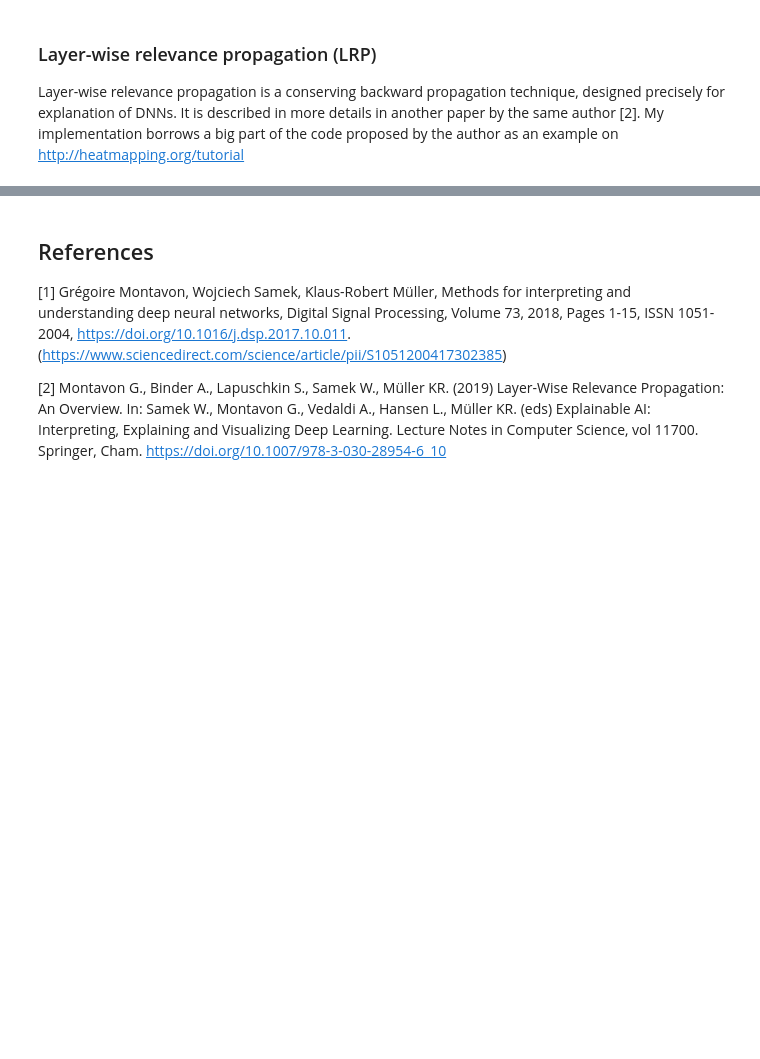
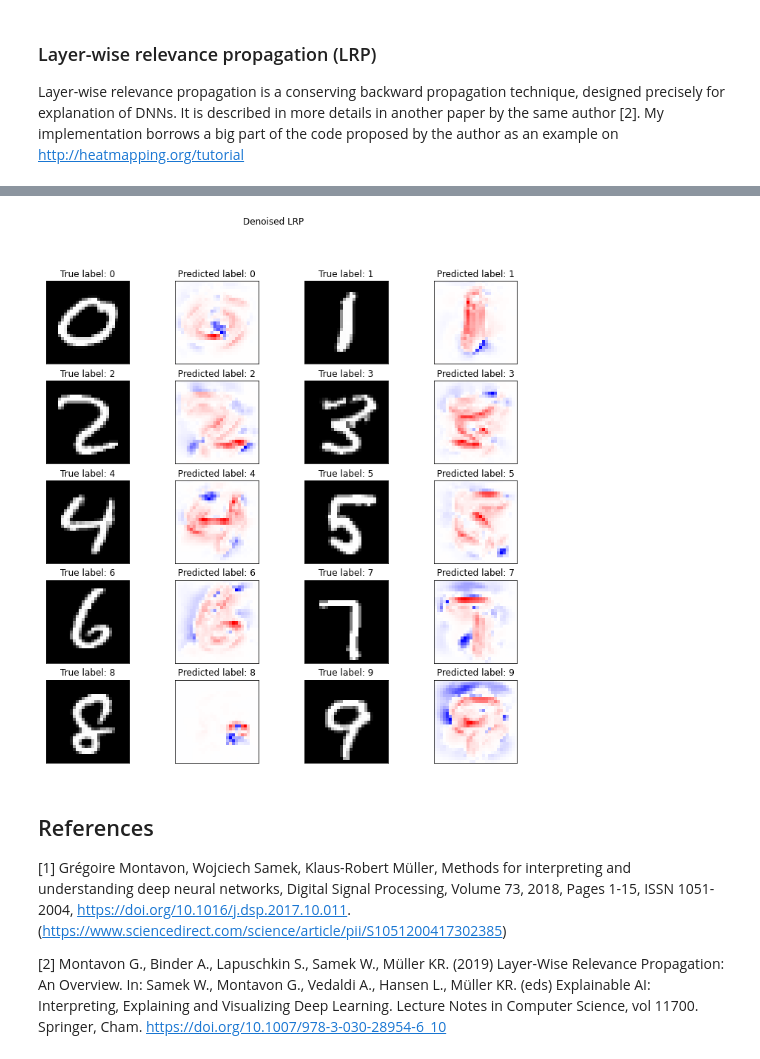
Before and after one commit to LMeynent/mnist-explanation, a Jupyter notebook: mnist-explanation.ipynb, the cells around one changed output, grey strips where cells are left out. Cells and saved outputs as stored; diff of their text form; code cells hidden in the pictures; blank space fills up the shorter version.

```diff
--- a/mnist-explanation.ipynb
+++ b/mnist-explanation.ipynb
@@ -326,3 +330,21 @@ plot_analysis_results(samples, lrp(dnn, samples, np.arange(10)), dnn(samples), '
+# %%
+from torchvision.transforms.functional import affine
+
+def denoised_lrp(model, X, y, pixels=0):
+    translations = 1 + pixels*2
+    heatmaps = torch.empty([translations**2] + list(X.shape))
+
+    for i in range(translations):
+        for j in range(translations):
+            X_tr = affine(X, translate=[i-pixels,j-pixels], angle=0., scale=1., shear=[0.,0.])
+            R = lrp(model, X_tr, y)
+            heatmaps[i*translations+j] = affine(R, translate=[-i+pixels,-j+pixels], angle=0., scale=1., shear=[0.,0.])
+
+    return torch.mean(heatmaps, axis=0)
+
+plot_analysis_results(samples, denoised_lrp(dnn, samples, np.arange(10), pixels=2), dnn(samples), 'Denoised LRP')
+# %% [output]
+[figure, added]
 # %% [markdown]
 ## References
 
```
Also changed, not shown: parts of 7 cells of this notebook, 3 other files.
